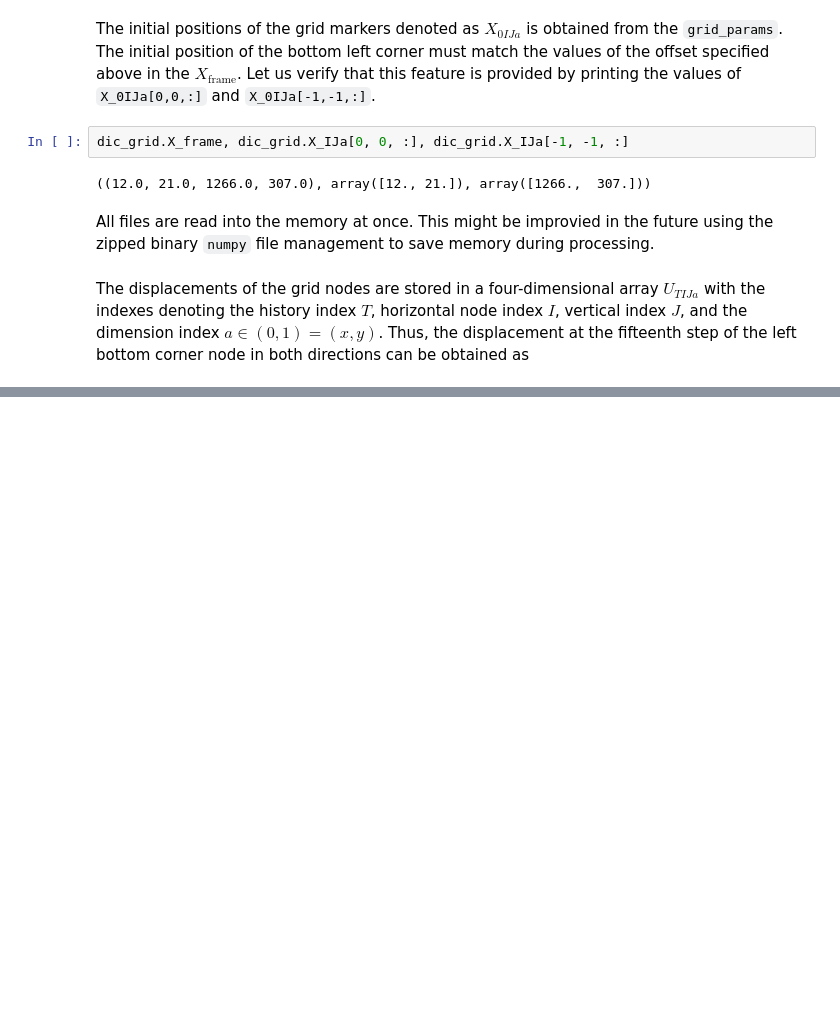
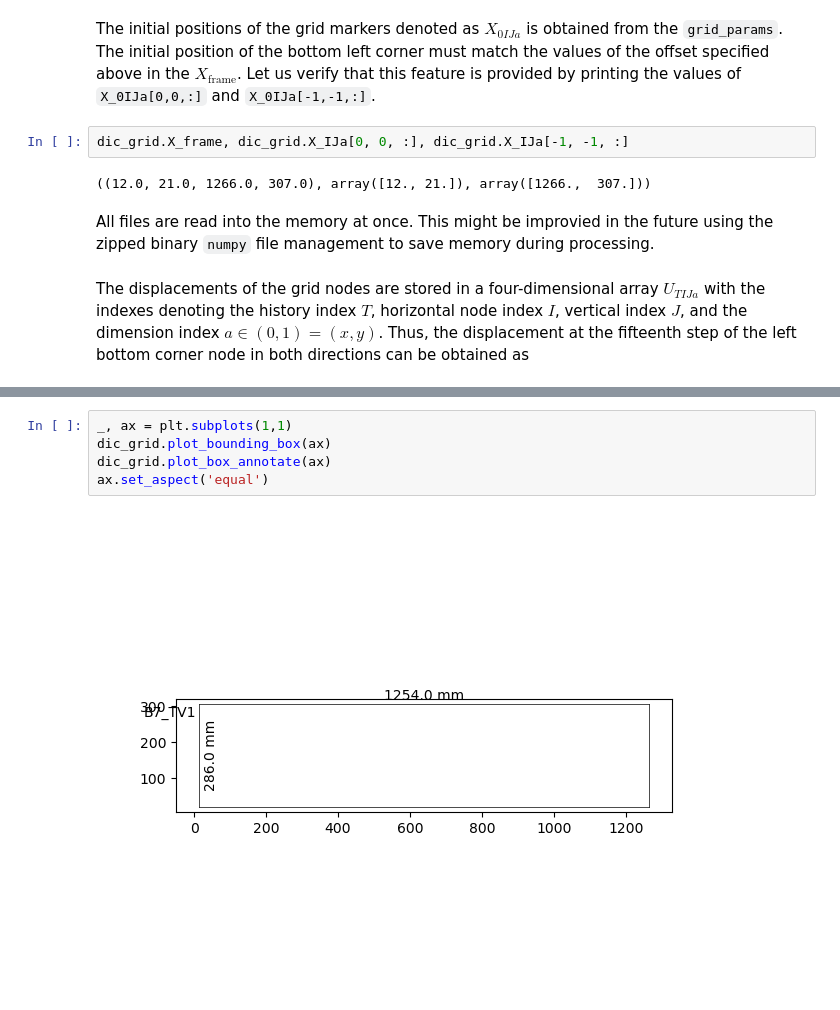
Before and after one commit to bmcs-group/bmcs_shear_zone, a Jupyter notebook: bmcs_shear/dic_crack/dic_grid.ipynb, the cells around one changed output, grey strips where cells are left out. Drawn from its saved outputs; the diff is of its cells as text; blank space fills up the shorter version.

```diff
--- a/bmcs_shear/dic_crack/dic_grid.ipynb
+++ b/bmcs_shear/dic_crack/dic_grid.ipynb
@@ -247,0 +266,7 @@ array([[[  12.,   21.],
+# %%
+_, ax = plt.subplots(1,1)
+dic_grid.plot_bounding_box(ax)
+dic_grid.plot_box_annotate(ax)
+ax.set_aspect('equal')
+# %% [output]
+[figure, added]
```
Also changed, not shown: parts of 19 cells of this notebook, 1 other file.
